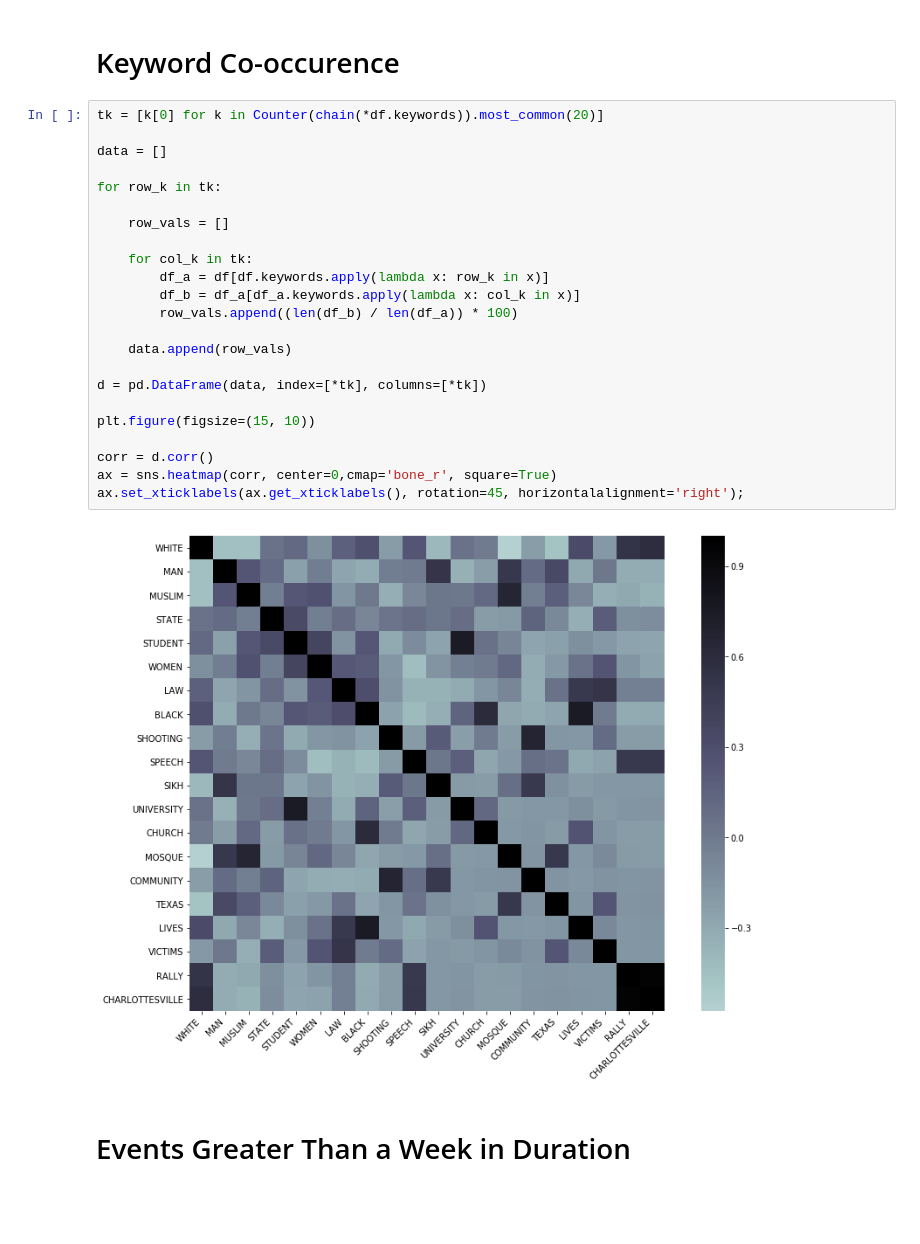
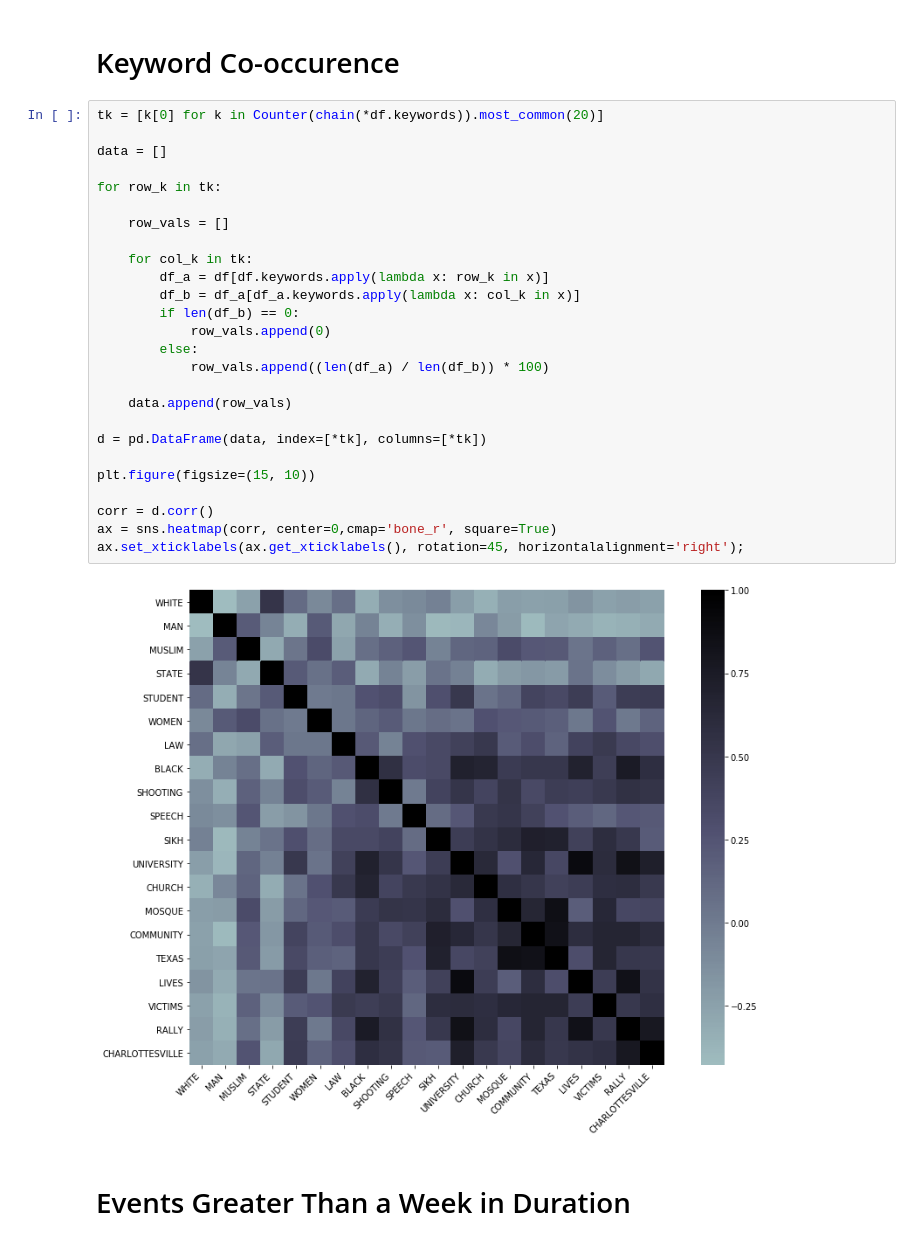
Before and after one commit to Jwmazzi/media_research, a Jupyter notebook: planning/GDELT Keywords.ipynb, the cells around one changed output. Saved outputs shown, nothing was run; the diff lists cells and outputs as text; blank space fills up the shorter version.

```diff
--- a/planning/GDELT Keywords.ipynb
+++ b/planning/GDELT Keywords.ipynb
@@ -255,28 +358,31 @@ d
 # %%
 tk = [k[0] for k in Counter(chain(*df.keywords)).most_common(20)]
 
 data = []
 
 for row_k in tk:
 
     row_vals = []
 
     for col_k in tk:
         df_a = df[df.keywords.apply(lambda x: row_k in x)]
         df_b = df_a[df_a.keywords.apply(lambda x: col_k in x)]
-        row_vals.append((len(df_b) / len(df_a)) * 100)
+        if len(df_b) == 0:
+            row_vals.append(0)
+        else:
+            row_vals.append((len(df_a) / len(df_b)) * 100)
 
     data.append(row_vals)
 
 d = pd.DataFrame(data, index=[*tk], columns=[*tk])
 
 plt.figure(figsize=(15, 10))
 
 corr = d.corr()
 ax = sns.heatmap(corr, center=0,cmap='bone_r', square=True)
 ax.set_xticklabels(ax.get_xticklabels(), rotation=45, horizontalalignment='right');
 # %% [output]
-[figure, old version]
+[figure, new version]
 # %% [markdown]
 # Events Greater Than a Week in Duration
 # %%
```
Also changed, not shown: parts of 17 cells of this notebook.
